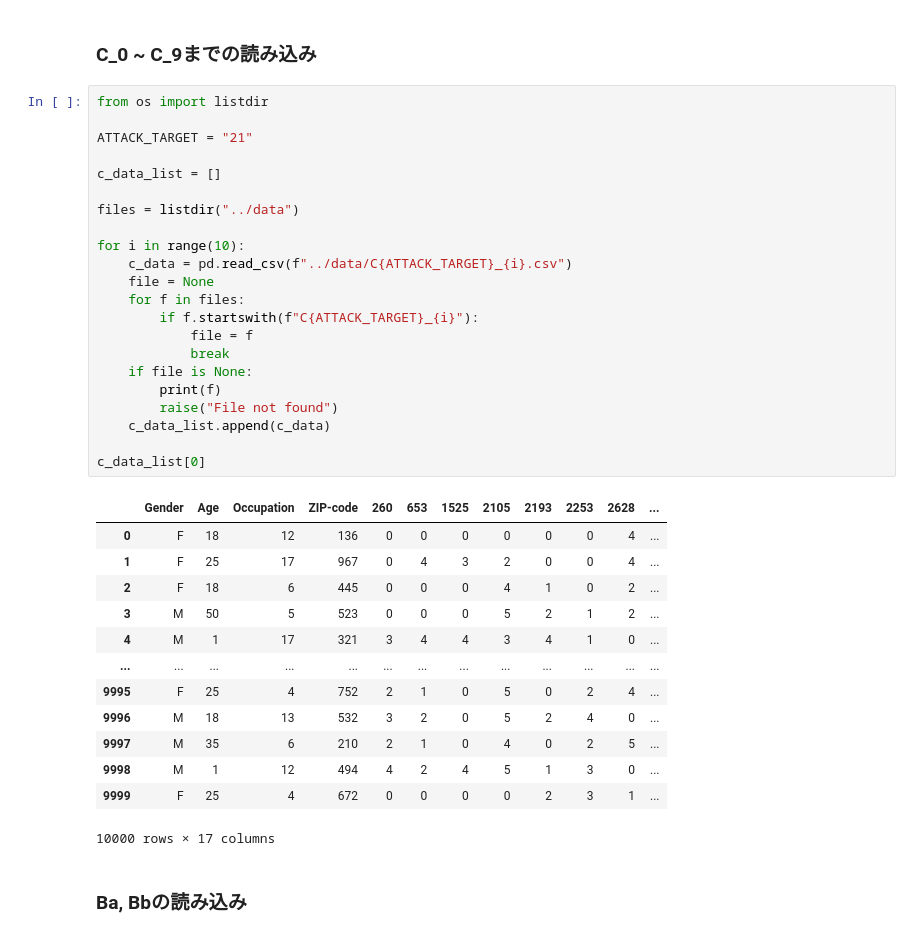
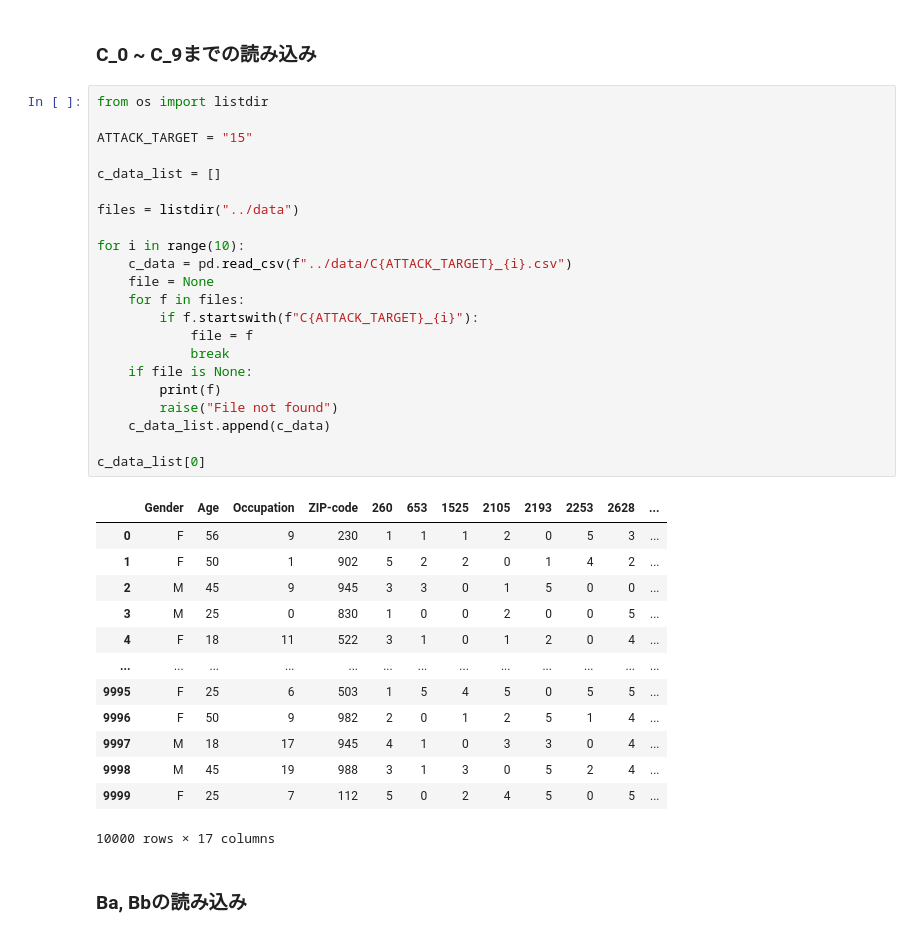
Before and after one commit to dorakemon/pws2024_attack, a Jupyter notebook: notebooks/attack_template_election.ipynb, the cells around one changed output. Saved outputs shown, nothing was run; the diff lists cells and outputs as text.

```diff
--- a/notebooks/attack_template_election.ipynb
+++ b/notebooks/attack_template_election.ipynb
@@ -68,38 +68,38 @@ MOVIE_IDS = ['2', '56', '247', '260', '653', '673', '810', '885', '1009', '1073'
 # %%
 from os import listdir
 
-ATTACK_TARGET = "21"
+ATTACK_TARGET = "15"
 
 c_data_list = []
 
 files = listdir("../data")
 
 for i in range(10):
     c_data = pd.read_csv(f"../data/C{ATTACK_TARGET}_{i}.csv")
     file = None
     for f in files:
         if f.startswith(f"C{ATTACK_TARGET}_{i}"):
             file = f
             break
     if file is None:
         print(f)
         raise("File not found")
     c_data_list.append(c_data)
 
 c_data_list[0]
 # %% [output]
 |  | Gender | Age | Occupation | ZIP-code | 260 | 653 | 1525 | 2105 | 2193 | 2253 | 2628 | ... |
-| 0 | F | 18 | 12 | 136 | 0 | 0 | 0 | 0 | 0 | 0 | 4 | ... |
-| 1 | F | 25 | 17 | 967 | 0 | 4 | 3 | 2 | 0 | 0 | 4 | ... |
-| 2 | F | 18 | 6 | 445 | 0 | 0 | 0 | 4 | 1 | 0 | 2 | ... |
-| 3 | M | 50 | 5 | 523 | 0 | 0 | 0 | 5 | 2 | 1 | 2 | ... |
-| 4 | M | 1 | 17 | 321 | 3 | 4 | 4 | 3 | 4 | 1 | 0 | ... |
+| 0 | F | 56 | 9 | 230 | 1 | 1 | 1 | 2 | 0 | 5 | 3 | ... |
+| 1 | F | 50 | 1 | 902 | 5 | 2 | 2 | 0 | 1 | 4 | 2 | ... |
+| 2 | M | 45 | 9 | 945 | 3 | 3 | 0 | 1 | 5 | 0 | 0 | ... |
+| 3 | M | 25 | 0 | 830 | 1 | 0 | 0 | 2 | 0 | 0 | 5 | ... |
+| 4 | F | 18 | 11 | 522 | 3 | 1 | 0 | 1 | 2 | 0 | 4 | ... |
 | ... | ... | ... | ... | ... | ... | ... | ... | ... | ... | ... | ... | ... |
-| 9995 | F | 25 | 4 | 752 | 2 | 1 | 0 | 5 | 0 | 2 | 4 | ... |
-| 9996 | M | 18 | 13 | 532 | 3 | 2 | 0 | 5 | 2 | 4 | 0 | ... |
-| 9997 | M | 35 | 6 | 210 | 2 | 1 | 0 | 4 | 0 | 2 | 5 | ... |
-| 9998 | M | 1 | 12 | 494 | 4 | 2 | 4 | 5 | 1 | 3 | 0 | ... |
-| 9999 | F | 25 | 4 | 672 | 0 | 0 | 0 | 0 | 2 | 3 | 1 | ... |
+| 9995 | F | 25 | 6 | 503 | 1 | 5 | 4 | 5 | 0 | 5 | 5 | ... |
+| 9996 | F | 50 | 9 | 982 | 2 | 0 | 1 | 2 | 5 | 1 | 4 | ... |
+| 9997 | M | 18 | 17 | 945 | 4 | 1 | 0 | 3 | 3 | 0 | 4 | ... |
+| 9998 | M | 45 | 19 | 988 | 3 | 1 | 3 | 0 | 5 | 2 | 4 | ... |
+| 9999 | F | 25 | 7 | 112 | 5 | 0 | 2 | 4 | 5 | 0 | 5 | ... |
 10000 rows × 17 columns
 # %% [markdown]
 ### Ba, Bbの読み込み
```
Also changed, not shown: parts of 7 cells of this notebook.
